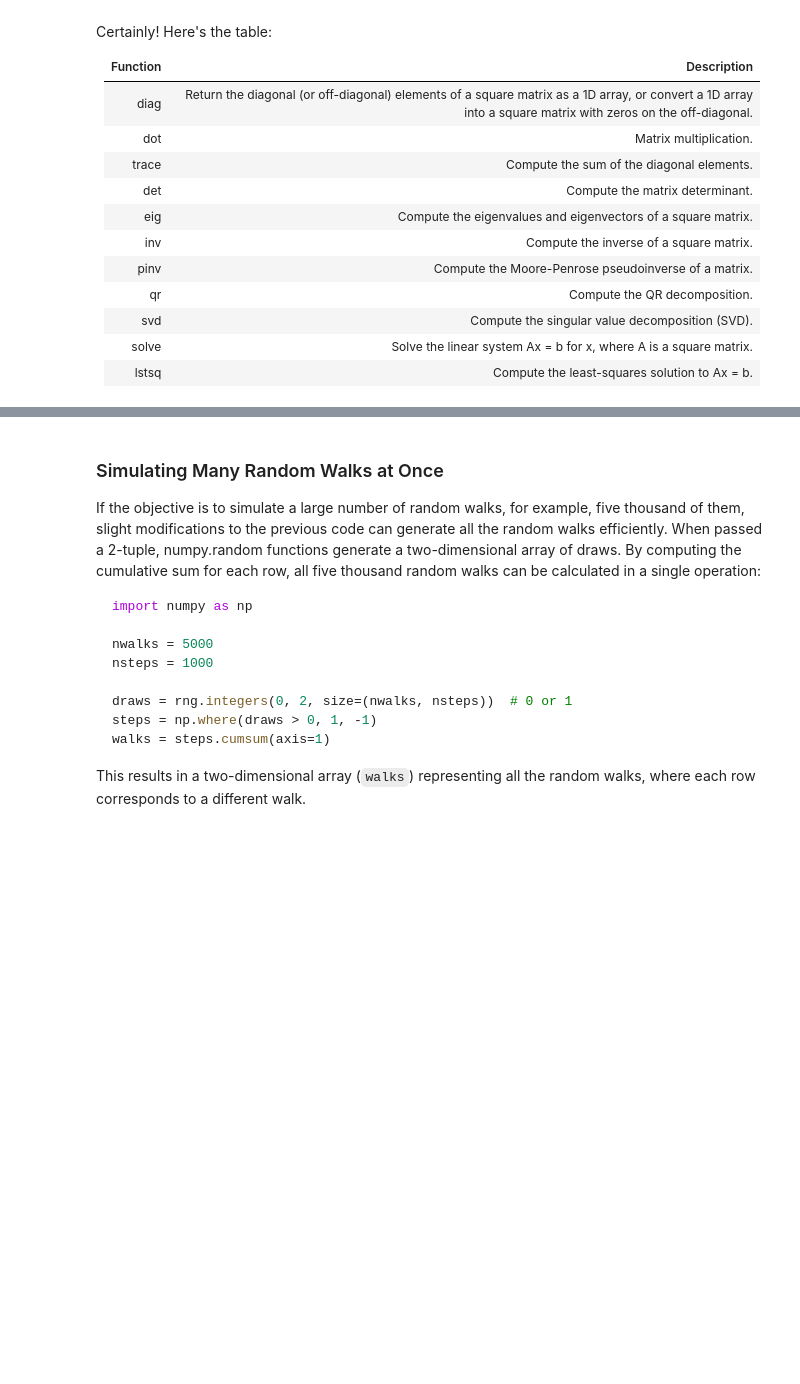
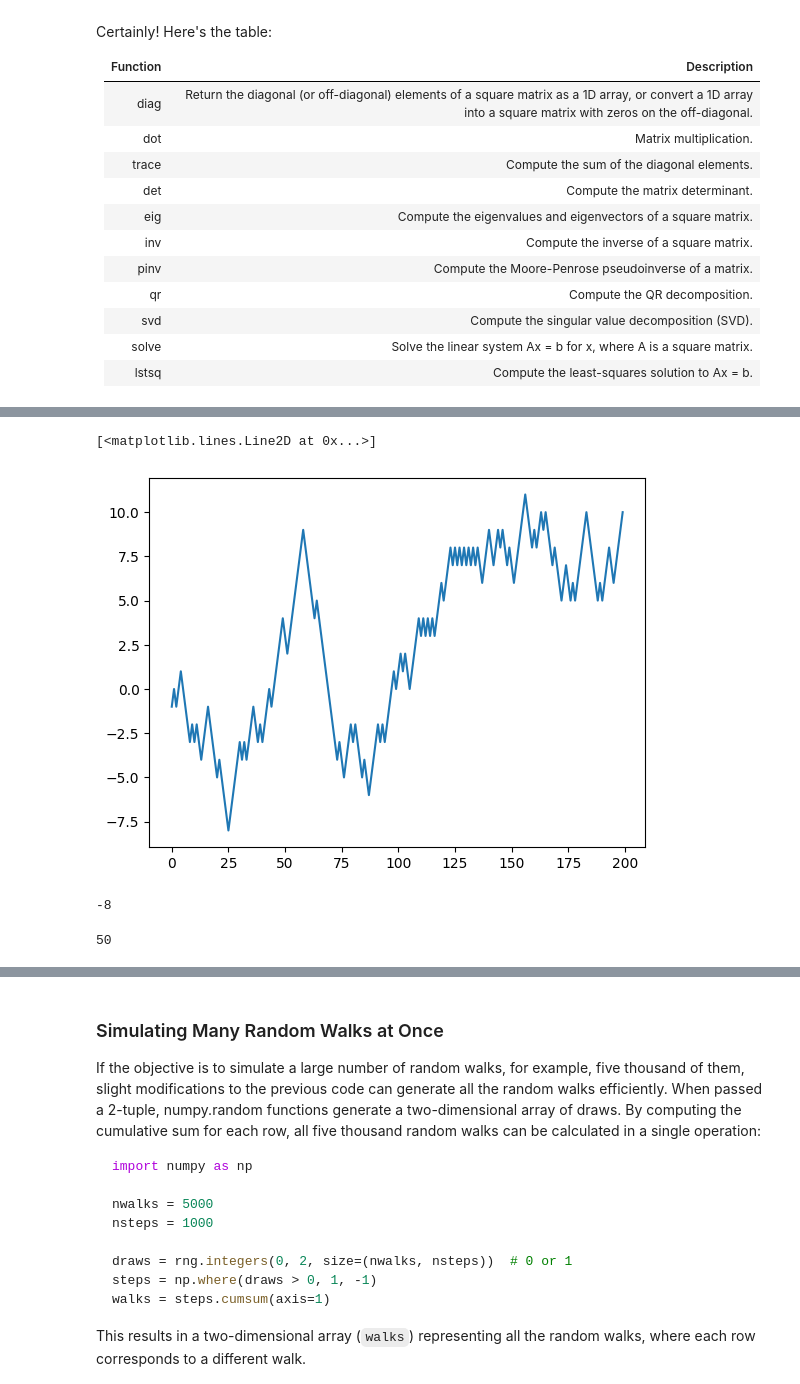
Before and after one commit to zacmac13/Intro-to-Data-Science, a Jupyter notebook: ch04.ipynb, the cells around one changed output, grey strips where cells are left out. Cells and saved outputs as stored; diff of their text form; code cells hidden in the pictures; blank space fills up the shorter version.

```diff
--- a/ch04.ipynb
+++ b/ch04.ipynb
@@ -1703,2 +1712,6 @@ plt.figure()
 # %%
-plt.plot(walk[:100])
+plt.figure()
+plt.plot(walk[:200])
+# %% [output]
+[<matplotlib.lines.Line2D at 0x...>]
+[figure, added]
@@ -1711,5 +1718,10 @@ walk = steps.cumsum()
 # %%
 walk.min()
-walk.max()
+# %% [output]
+-8
+# %%
+walk.max()
+# %% [output]
+50
 # %%
 (np.abs(walk) >= 10).argmax()
```
Also changed, not shown: parts of 10 cells of this notebook.
